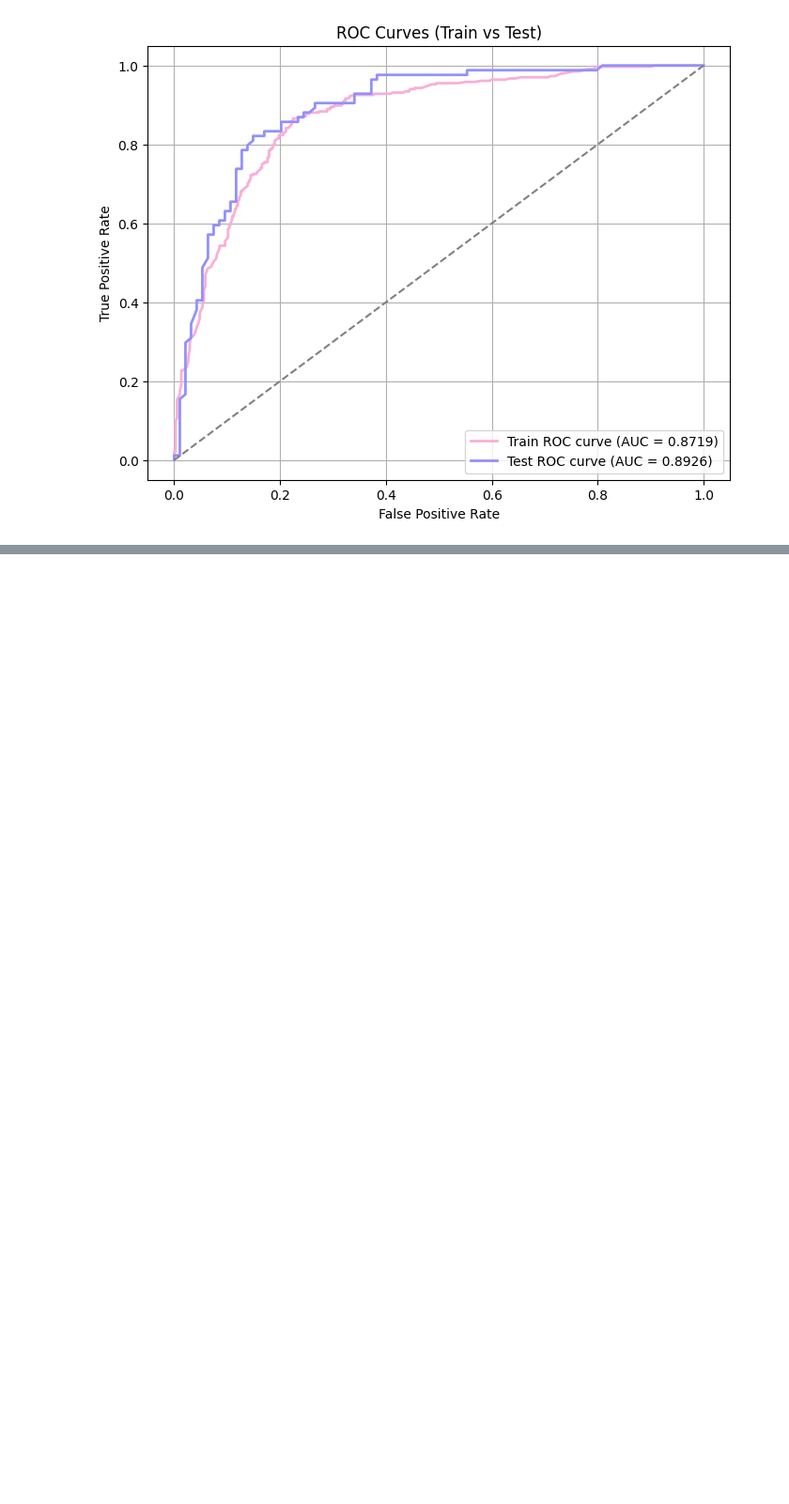
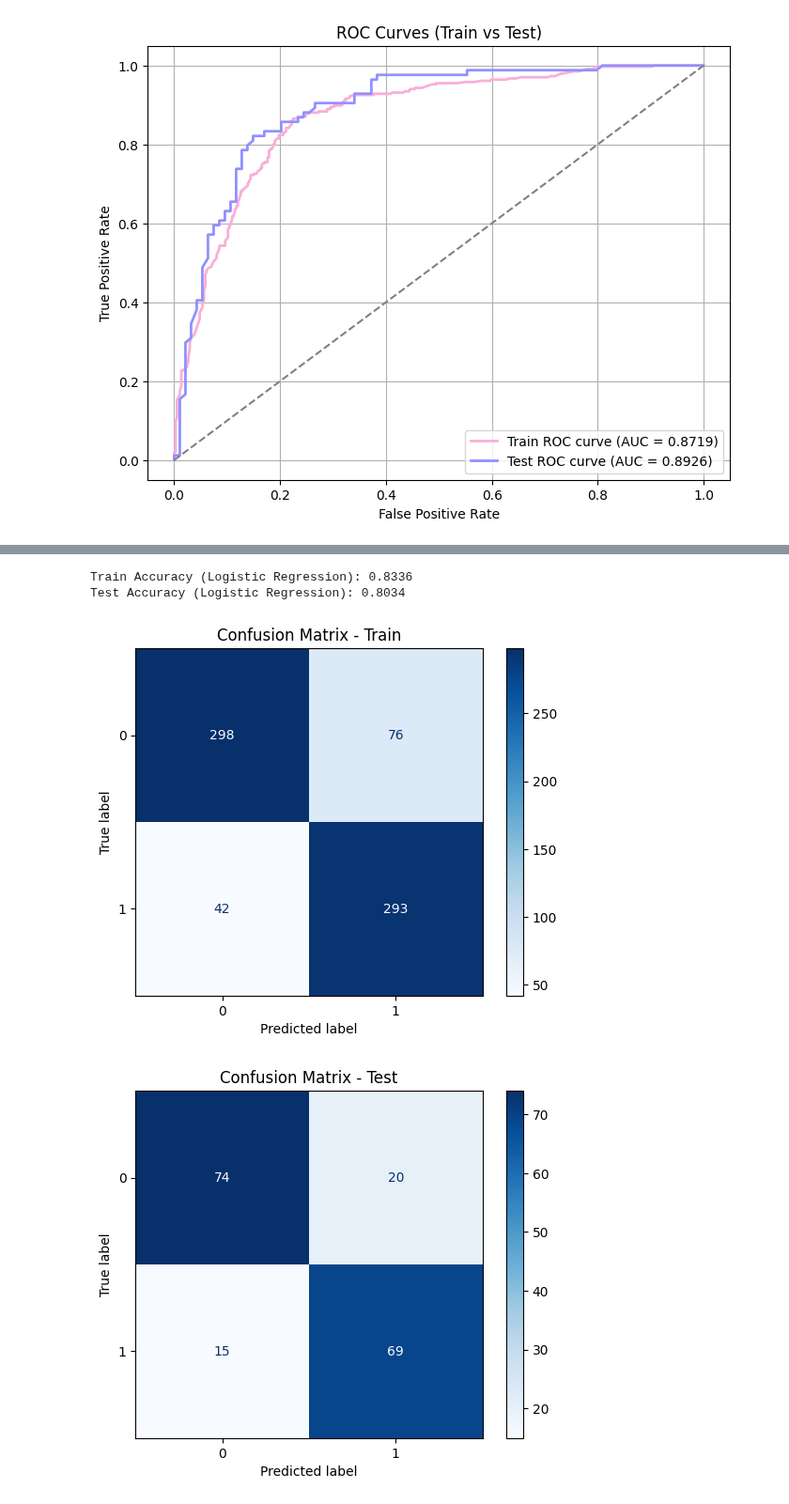
Before and after one commit to ceciliasant/AAproj1, a Jupyter notebook: proj1.ipynb, the cells around one changed output, grey strips where cells are left out. Shown at 94% size. Saved outputs shown, nothing was run; the diff lists cells and outputs as text; code cells hidden in the pictures; blank space fills up the shorter version.

```diff
--- a/proj1.ipynb
+++ b/proj1.ipynb
@@ -1020,0 +1082,29 @@ Test ROC AUC (SVM): 0.8926
+# %%
+# Predict on train and test
+y_train_pred_svm_no_density = best_nn.predict(X_train_no_density)
+nn_pred_no_density = best_nn.predict(X_test_no_density)
+
+# Accuracy on train and test
+train_accuracy = accuracy_score(y_train_no_density, y_train_pred_svm_no_density)
+test_accuracy = accuracy_score(y_test_no_density, nn_pred_no_density)
+
+print(f"Train Accuracy (Logistic Regression): {train_accuracy:.4f}")
+print(f"Test Accuracy (Logistic Regression): {test_accuracy:.4f}")
+
+# Confusion Matrix on train and test
+train_cm = confusion_matrix(y_train_no_density, y_train_pred_svm_no_density)
+test_cm = confusion_matrix(y_test_no_density, nn_pred_no_density)
+
+# Display Confusion Matrices
+ConfusionMatrixDisplay(confusion_matrix=train_cm).plot(cmap='Blues', values_format='d')
+plt.title("Confusion Matrix - Train")
+plt.show()
+
+ConfusionMatrixDisplay(confusion_matrix=test_cm).plot(cmap='Blues', values_format='d')
+plt.title("Confusion Matrix - Test")
+plt.show()
+# %% [output]
+Train Accuracy (Logistic Regression): 0.8336
+Test Accuracy (Logistic Regression): 0.8034
+[figure, added]
+[figure, added]
```
Also changed, not shown: parts of 8 cells of this notebook.
